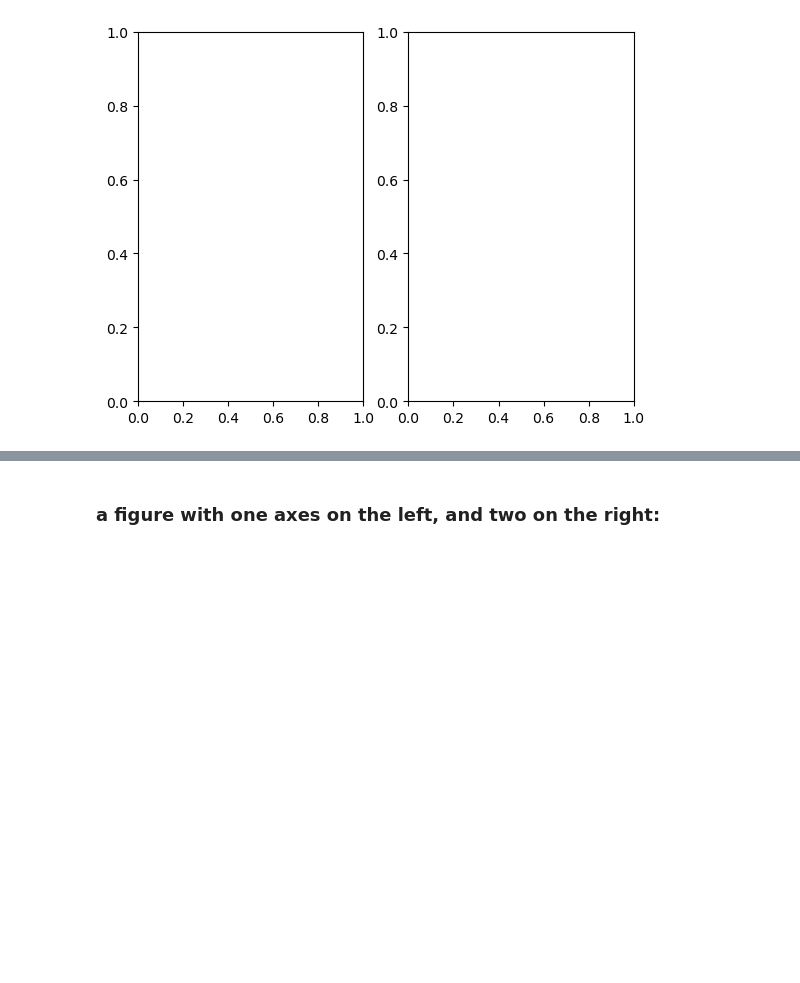
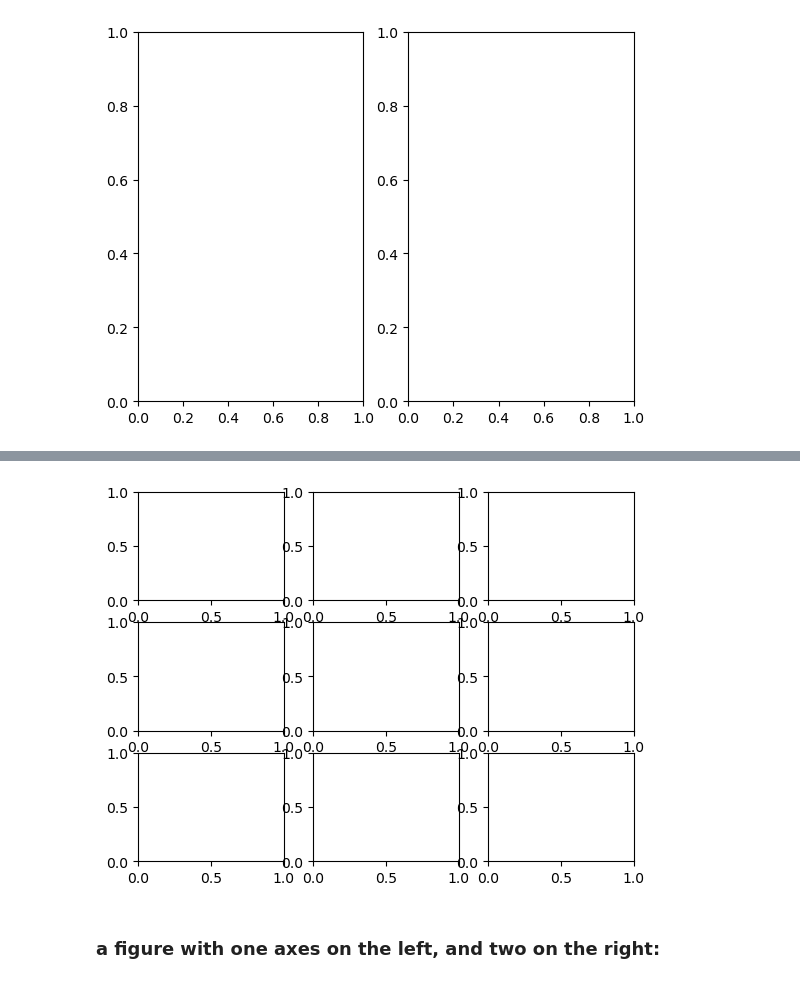
Before and after one commit to Infinity1008/Library_Explainers, a Jupyter notebook: Data_visualisation/Matplotlib/Matplotlib_rough_test.ipynb, the cells around one changed output, grey strips where cells are left out. Drawn from its saved outputs; the diff is of its cells as text; code cells hidden in the pictures; blank space fills up the shorter version.

```diff
--- a/Data_visualisation/Matplotlib/Matplotlib_rough_test.ipynb
+++ b/Data_visualisation/Matplotlib/Matplotlib_rough_test.ipynb
@@ -99,3 +113,8 @@ fig, axs = plt.subplots(1, 2)
+# %%
+# a figure with a 1x2 grid of Axes
+fig, axs = plt.subplots(3, 3)
+# %% [output]
+[figure, added]
 # %% [markdown]
 ### a figure with one axes on the left, and two on the right:
 # %%
```
Also changed, not shown: parts of 2 cells of this notebook.
